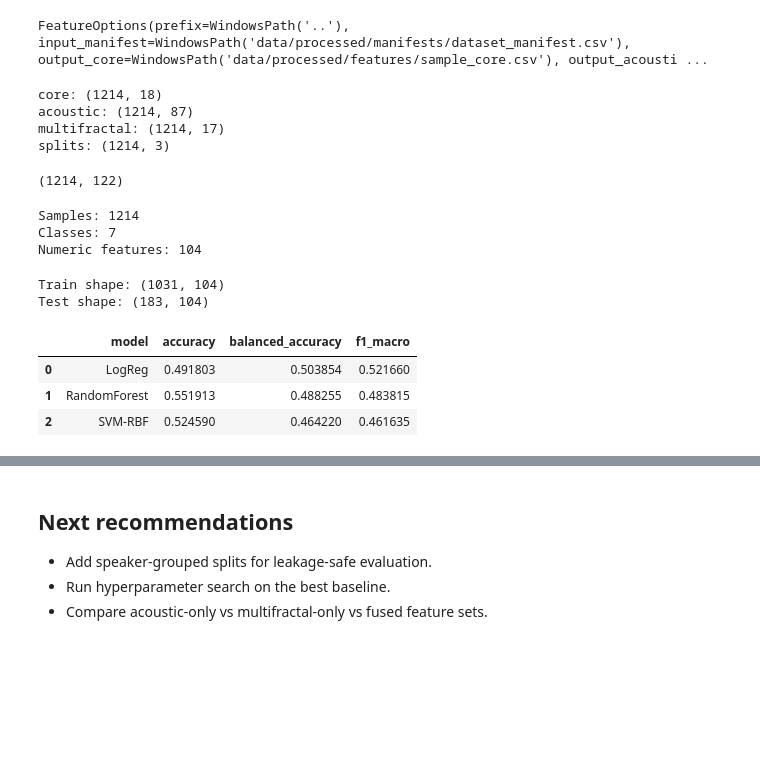
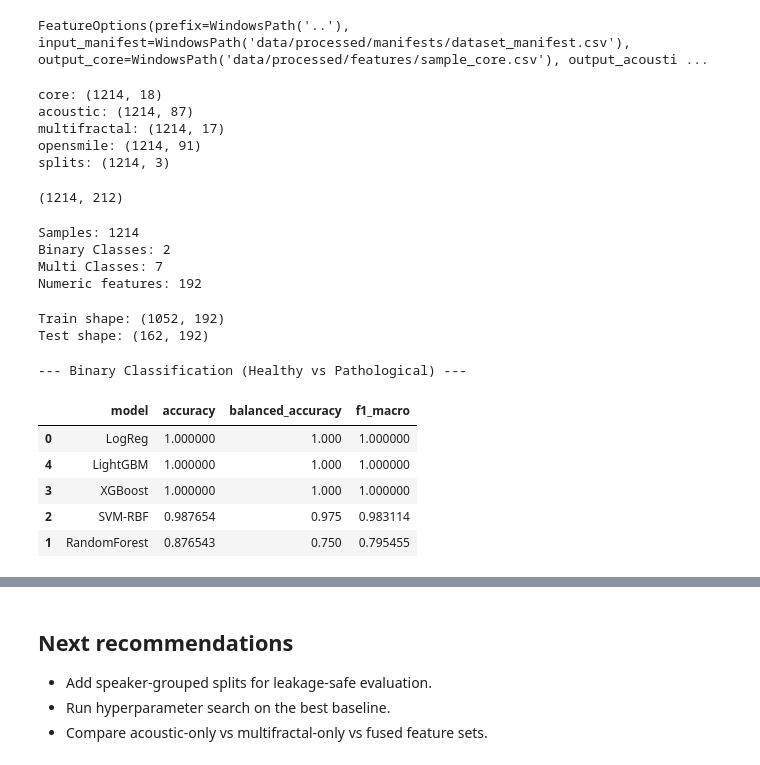
Before and after one commit to mNandhu/multifractal-speech-analysis, a Jupyter notebook: notebooks/model_training_baselines.ipynb, the cells around one changed output, grey strips where cells are left out. Drawn from its saved outputs; the diff is of its cells as text; code cells hidden in the pictures; blank space fills up the shorter version.

```diff
--- a/notebooks/model_training_baselines.ipynb
+++ b/notebooks/model_training_baselines.ipynb
@@ -65,16 +67,20 @@ for name, df in tables.items():
 core_df = tables["core"].copy()
 acoustic_df = tables["acoustic"].copy()
 multifractal_df = tables["multifractal"].copy()
+opensmile_df = tables.get("opensmile", pd.DataFrame()).copy()
 splits_df = tables.get("splits", pd.DataFrame())
 # %% [output]
 core: (1214, 18)
 acoustic: (1214, 87)
 multifractal: (1214, 17)
+opensmile: (1214, 91)
 splits: (1214, 3)
 # %%
 # Build one training table
 df = core_df.merge(acoustic_df, on="sample_key", how="left")
 df = df.merge(multifractal_df, on="sample_key", how="left")
+if not opensmile_df.empty:
+    df = df.merge(opensmile_df, on="sample_key", how="left")
 if not splits_df.empty:
     df = df.merge(splits_df, on="sample_key", how="left")
 
@@ -85,10 +91,12 @@ if "acoustic_status" in df.columns:
     df = df[df["acoustic_status"] == "ok"].copy()
 if "mf_status" in df.columns:
     df = df[df["mf_status"] == "ok"].copy()
+if "opensmile_status" in df.columns:
+    df = df[df["opensmile_status"] == "ok"].copy()
 
 df.shape
 # %% [output]
-(1214, 122)
+(1214, 212)
 # %%
 # Select target and features
 target_col = "pathology_de" if "pathology_de" in df.columns else "pathology_en"
@@ -105,6 +113,8 @@ exclude_cols = {
     "acoustic_error",
     "mf_status",
     "mf_error",
+    "opensmile_status",
+    "opensmile_error",
     "split",
     "split_seed",
     "pathology_de",
@@ -117,15 +127,18 @@ numeric_feature_cols = [
 ]
 
 X = df[numeric_feature_cols].copy()
-y = df[target_col].astype(str).copy()
+y_binary = df["is_healthy"].astype(int).copy() # 1 for healthy, 0 for pathological
+y_multi = df[target_col].astype(str).copy()
 
 print(f"Samples: {len(df)}")
-print(f"Classes: {y.nunique()}")
+print(f"Binary Classes: {y_binary.nunique()}")
+print(f"Multi Classes: {y_multi.nunique()}")
 print(f"Numeric features: {len(numeric_feature_cols)}")
 # %% [output]
 Samples: 1214
-Classes: 7
-Numeric features: 104
+Binary Classes: 2
+Multi Classes: 7
+Numeric features: 192
 # %%
 # Train/test split: prefer precomputed split table when available
 if "split" in df.columns and df["split"].notna().any():
@@ -134,24 +147,27 @@ if "split" in df.columns and df["split"].notna().any():
     test_mask = df["split"] == "test"
 
     X_train = X[train_mask | val_mask]
-    y_train = y[train_mask | val_mask]
+    y_bin_train = y_binary[train_mask | val_mask]
+    y_multi_train = y_multi[train_mask | val_mask]
+
     X_test = X[test_mask]
-    y_test = y[test_mask]
+    y_bin_test = y_binary[test_mask]
+    y_multi_test = y_multi[test_mask]
 
     if len(X_test) == 0:
-        X_train, X_test, y_train, y_test = train_test_split(
-            X, y, test_size=0.2, stratify=y, random_state=RANDOM_SEED
+        X_train, X_test, y_bin_train, y_bin_test, y_multi_train, y_multi_test = train_test_split(
+            X, y_binary, y_multi, test_size=0.2, stratify=y_multi, random_state=RANDOM_SEED
         )
 else:
-    X_train, X_test, y_train, y_test = train_test_split(
-        X, y, test_size=0.2, stratify=y, random_state=RANDOM_SEED
+    X_train, X_test, y_bin_train, y_bin_test, y_multi_train, y_multi_test = train_test_split(
+        X, y_binary, y_multi, test_size=0.2, stratify=y_multi, random_state=RANDOM_SEED
     )
 
 print("Train shape:", X_train.shape)
 print("Test shape:", X_test.shape)
 # %% [output]
-Train shape: (1031, 104)
-Test shape: (183, 104)
+Train shape: (1052, 192)
+Test shape: (162, 192)
 # %%
 # Shared preprocessing for numeric feature space
 numeric_transformer = Pipeline(steps=[
@@ -167,43 +183,49 @@ preprocessor = ColumnTransformer(
 models = {
     "LogReg": LogisticRegression(max_iter=5000, class_weight="balanced", random_state=RANDOM_SEED),
     "RandomForest": RandomForestClassifier(
         n_estimators=400,
         random_state=RANDOM_SEED,
         class_weight="balanced_subsample",
         n_jobs=-1,
     ),
     "SVM-RBF": SVC(kernel="rbf", C=3.0, gamma="scale", class_weight="balanced"),
+    "XGBoost": XGBClassifier(random_state=RANDOM_SEED, n_jobs=-1, eval_metric="logloss"),
+    "LightGBM": LGBMClassifier(random_state=RANDOM_SEED, n_jobs=-1, class_weight="balanced", verbose=-1),
 }
 
-results = []
-trained_pipelines = {}
+results_bin = []
+trained_pipelines_bin = {}
 
+print("--- Binary Classification (Healthy vs Pathological) ---")
 for name, model in models.items():
     pipe = Pipeline(steps=[
         ("prep", preprocessor),
         ("model", model),
     ])
 
-    pipe.fit(X_train, y_train)
+    pipe.fit(X_train, y_bin_train)
     y_pred = pipe.predict(X_test)
 
-    acc = accuracy_score(y_test, y_pred)
-    bacc = balanced_accuracy_score(y_test, y_pred)
-    f1m = f1_score(y_test, y_pred, average="macro", zero_division=0)
+    acc = accuracy_score(y_bin_test, y_pred)
+    bacc = balanced_accuracy_score(y_bin_test, y_pred)
+    f1m = f1_score(y_bin_test, y_pred, average="macro", zero_division=0)
 
-    results.append({
+    results_bin.append({
         "model": name,
         "accuracy": acc,
         "balanced_accuracy": bacc,
         "f1_macro": f1m,
     })
 
-    trained_pipelines[name] = (pipe, y_pred)
+    trained_pipelines_bin[name] = (pipe, y_pred)
 
-results_df = pd.DataFrame(results).sort_values(by="f1_macro", ascending=False)
-results_df
+results_bin_df = pd.DataFrame(results_bin).sort_values(by="f1_macro", ascending=False)
+display(results_bin_df)
 # %% [output]
+--- Binary Classification (Healthy vs Pathological) ---
 |  | model | accuracy | balanced_accuracy | f1_macro |
-| 0 | LogReg | 0.491803 | 0.503854 | 0.521660 |
-| 1 | RandomForest | 0.551913 | 0.488255 | 0.483815 |
-| 2 | SVM-RBF | 0.524590 | 0.464220 | 0.461635 |
+| 0 | LogReg | 1.000000 | 1.000 | 1.000000 |
+| 4 | LightGBM | 1.000000 | 1.000 | 1.000000 |
+| 3 | XGBoost | 1.000000 | 1.000 | 1.000000 |
+| 2 | SVM-RBF | 0.987654 | 0.975 | 0.983114 |
+| 1 | RandomForest | 0.876543 | 0.750 | 0.795455 |
```
Also changed, not shown: parts of 7 cells of this notebook, 13 other files.
